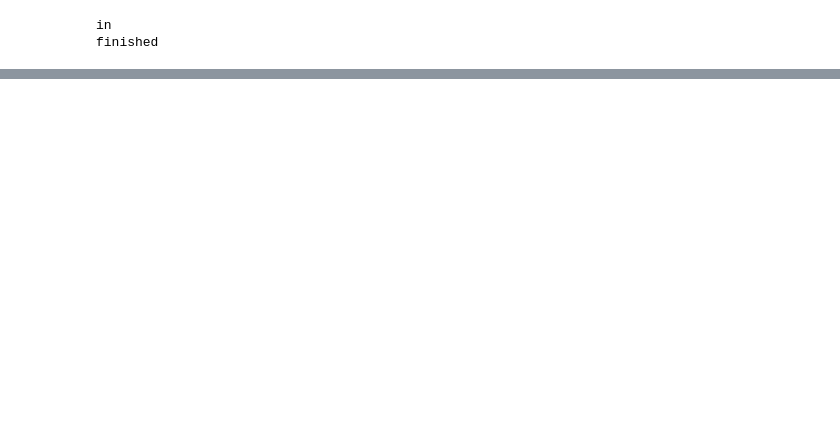
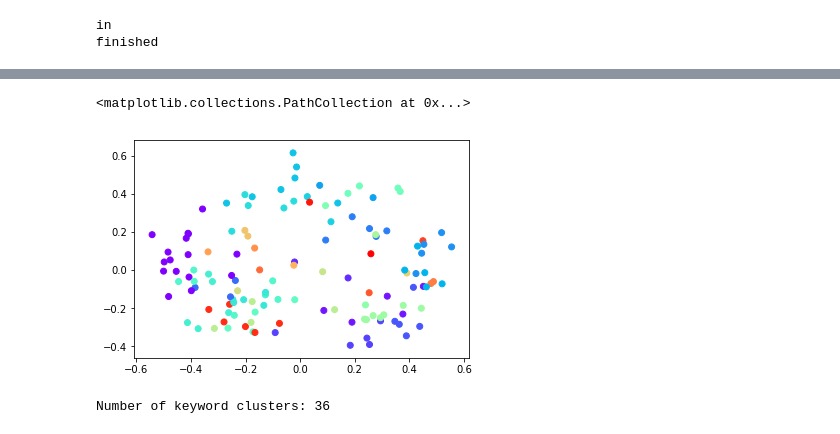
Before and after one commit to betty35/comment-summary-tests, a Jupyter notebook: Clustering-keywords.ipynb, the cells around one changed output, grey strips where cells are left out. Saved outputs shown, nothing was run; the diff lists cells and outputs as text; code cells hidden in the pictures; blank space fills up the shorter version.

```diff
--- a/Clustering-keywords.ipynb
+++ b/Clustering-keywords.ipynb
@@ -344,0 +245,10 @@ embs = key_words['embedding'].tolist()
+# %%
+import matplotlib.pyplot as plt
+import pandas as pd
+%matplotlib inline
+import numpy as np
+from sklearn.cluster import AgglomerativeClustering
+
+cluster = AgglomerativeClustering(n_clusters=None, affinity='cosine', linkage='average', distance_threshold =0.45)
+term_clusters = cluster.fit_predict(X)
+term_clusters
@@ -344,0 +264,10 @@ embs = key_words['embedding'].tolist()
+# %%
+plt.scatter(X2[:,0],X2[:,1], c=cluster.labels_, cmap='rainbow')
+# %% [output]
+<matplotlib.collections.PathCollection at 0x...>
+[figure, added]
+# %%
+cluster_numbers = np.amax(term_clusters)
+print('Number of keyword clusters:',cluster_numbers)
+# %% [output]
+Number of keyword clusters: 36
```
Also changed, not shown: parts of 51 cells of this notebook.
